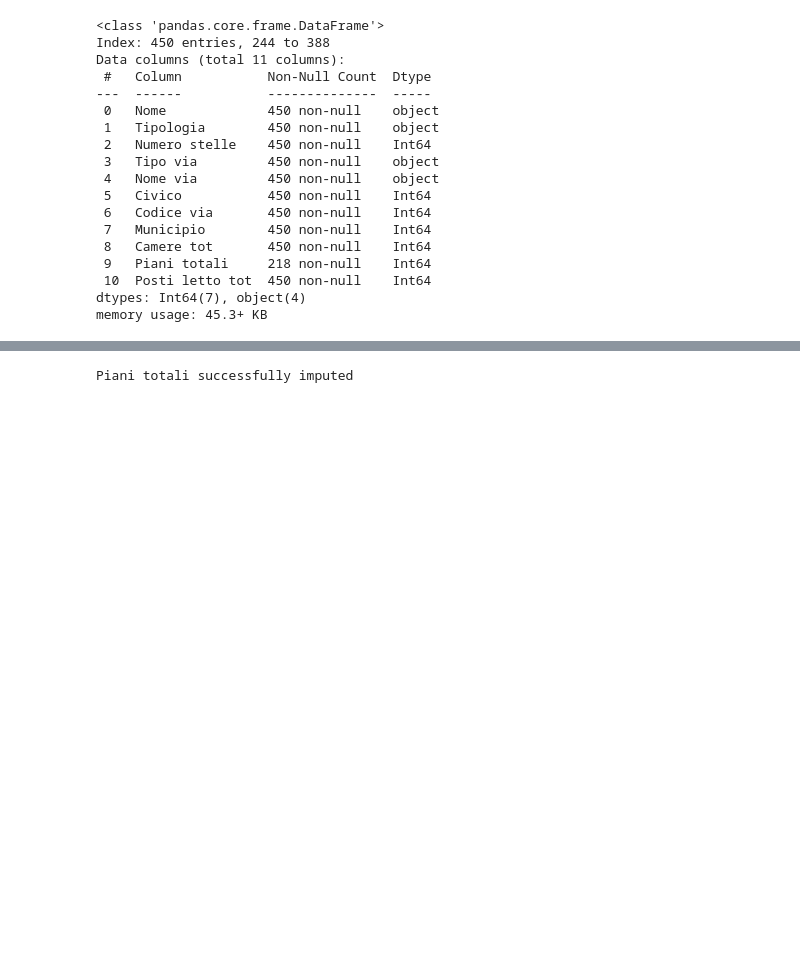
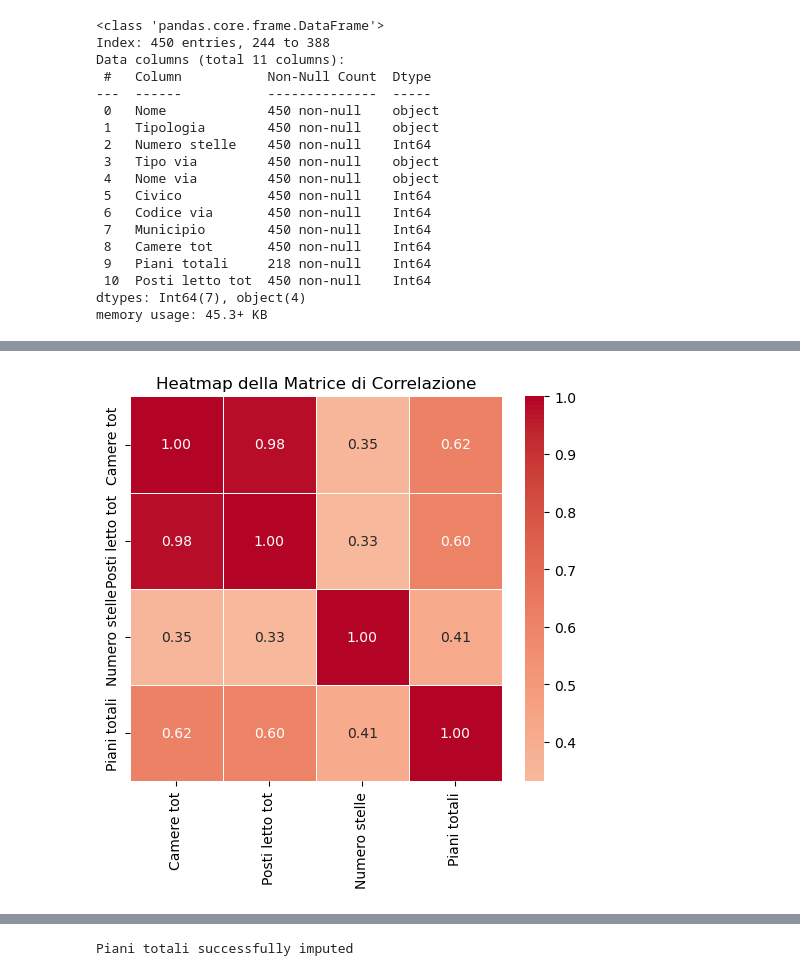
Before and after one commit to silviamacchi/DataQuality_project, a Jupyter notebook: Script report.ipynb, the cells around one changed output, grey strips where cells are left out. Saved outputs shown, nothing was run; the diff lists cells and outputs as text; code cells hidden in the pictures; blank space fills up the shorter version.

```diff
--- a/Script report.ipynb
+++ b/Script report.ipynb
@@ -316,3 +346,11 @@ Data columns (total 11 columns):
  10  Posti letto tot  450 non-null    Int64
 dtypes: Int64(7), object(4)
 memory usage: 45.3+ KB
+# %%
+colonne_selezionate = ['Camere tot', 'Posti letto tot', 'Numero stelle', "Piani totali"]
+df_correlazione = data[colonne_selezionate].loc[data["Piani totali"].notnull()]
+
+matrice_correlazione = df_correlazione.corr()
+
+print("Matrice di Correlazione Calcolata:\n")
+print(matrice_correlazione)
@@ -319,3 +365,20 @@ memory usage: 45.3+ KB
+# %%
+plt.figure(figsize=(6, 5))
+
+sns.heatmap(
+    matrice_correlazione,
+    annot=True,
+    fmt=".2f",
+    cmap='coolwarm',
+    center=0,
+    linewidths=.5,
+    cbar=True
+)
+
+plt.title('Heatmap della Matrice di Correlazione')
+plt.show()
+# %% [output]
+[figure, added]
 # %%
 data[data['Piani totali'].isna()]
 #we can use machine learning to infer the value
```
Also changed, not shown: parts of 17 cells of this notebook.
